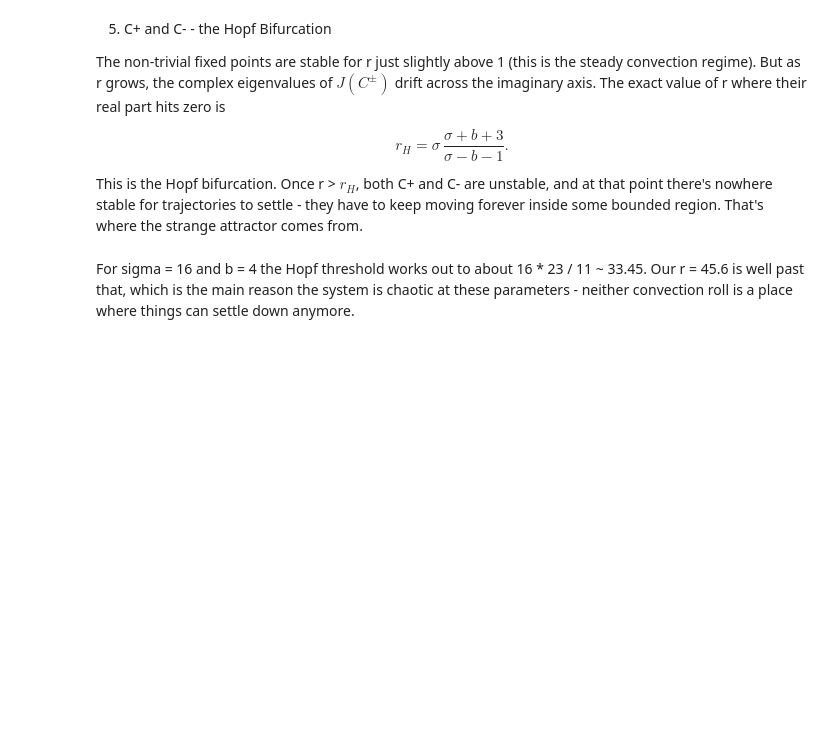
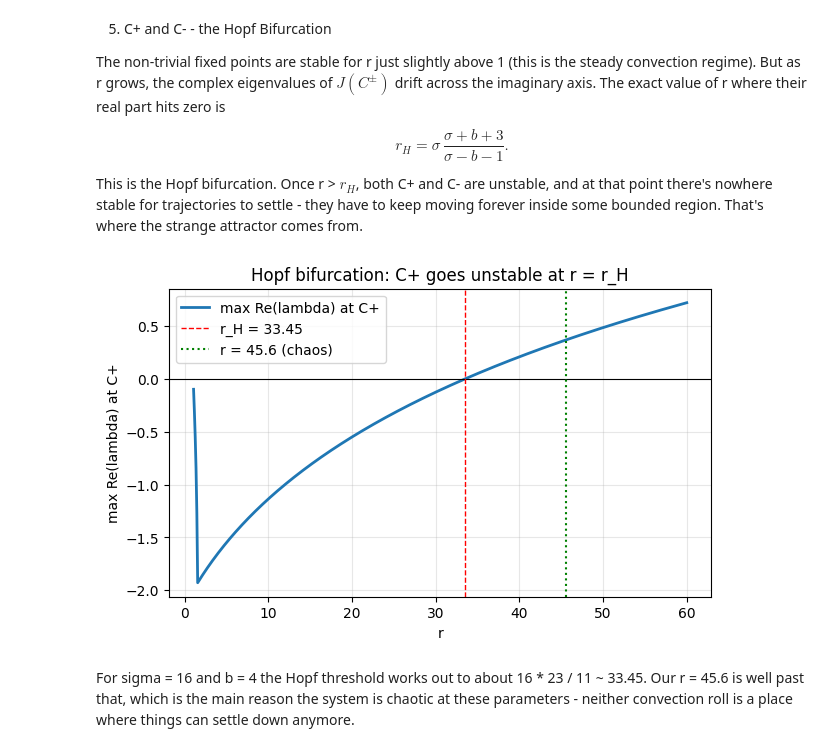
Before and after one commit to betharna/Project-Cuomo, a Jupyter notebook: 02-chaos.ipynb, the cells around one changed output. Cells and saved outputs as stored; diff of their text form; code cells hidden in the pictures; blank space fills up the shorter version.

```diff
--- a/02-chaos.ipynb
+++ b/02-chaos.ipynb
@@ -141,25 +162,36 @@ print(f"Hopf threshold for sigma={sigma}, b={b}:  r_H = {r_H:.4f}")
 print(f"Our chosen r = {r} is { 'ABOVE' if r > r_H else 'below' } r_H.")
 # %%
 # Same idea as before but tracking C+
+
+def hopf_threshold(sigma, b):
+    denom = sigma - b - 1
+    if denom <= 0:
+        return np.inf
+    return sigma * (sigma + b + 3) / denom
+
+r_H = hopf_threshold(sigma, b)
+
 rs = np.linspace(1.05, 60, 600)
 max_re_C = []
 for rv in rs:
     s = np.sqrt(b * (rv - 1))
     Cp = np.array([s, s, rv - 1])
     eigs = np.linalg.eigvals(jacobian(Cp, sigma, rv, b))
     max_re_C.append(np.max(eigs.real))
 
 plt.figure(figsize=(7, 4))
 plt.plot(rs, max_re_C, lw=2, label='max Re(lambda) at C+')
 plt.axhline(0, color='k', lw=0.8)
 plt.axvline(r_H, color='red', ls='--', lw=1, label=f'r_H = {r_H:.2f}')
 plt.axvline(45.6, color='green', ls=':', lw=1.5, label='r = 45.6 (chaos)')
 plt.xlabel("r")
 plt.ylabel("max Re(lambda) at C+")
 plt.title("Hopf bifurcation: C+ goes unstable at r = r_H")
 plt.legend()
 plt.grid(alpha=0.3)
 plt.show()
+# %% [output]
+[figure, added]
 # %% [markdown]
 For sigma = 16 and b = 4 the Hopf threshold works out to about 16 * 23 / 11 ~ 33.45. Our r = 45.6 is well past that, which is the main reason the system is chaotic at these parameters - neither convection roll is a place where things can settle down anymore.
 # %% [markdown]
```
Also changed, not shown: parts of 8 cells of this notebook.
